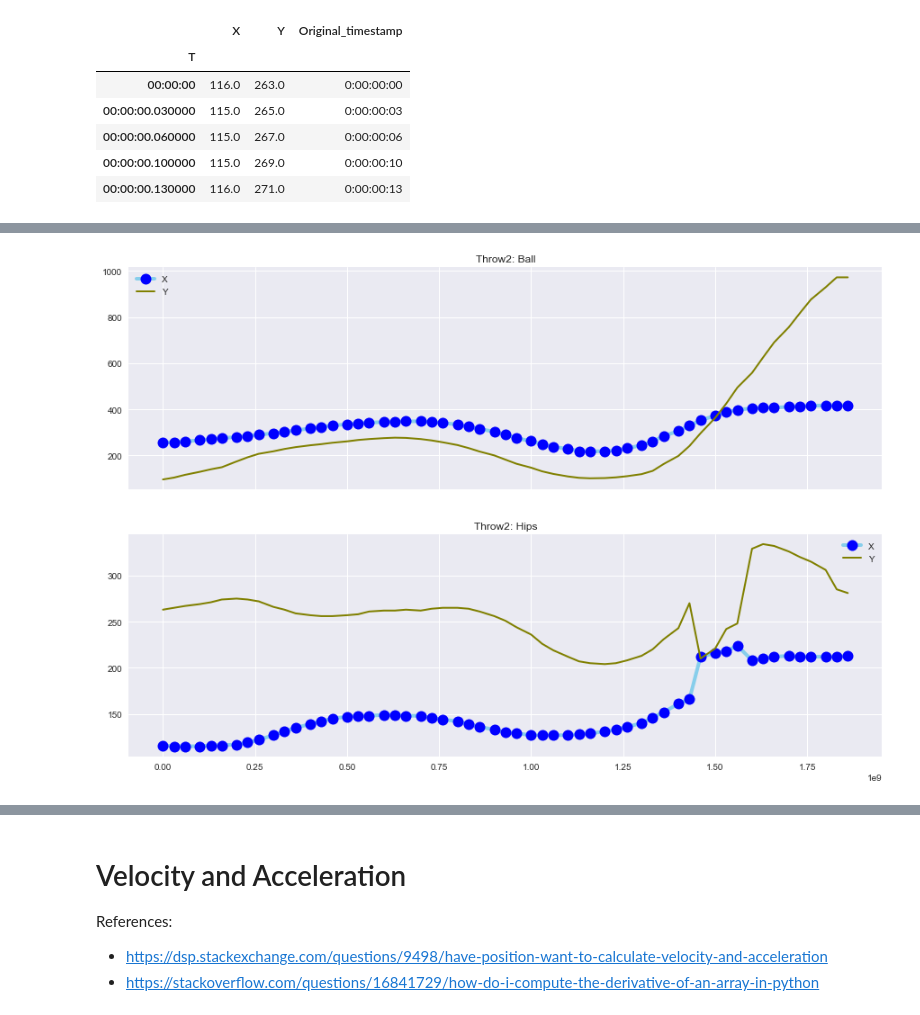
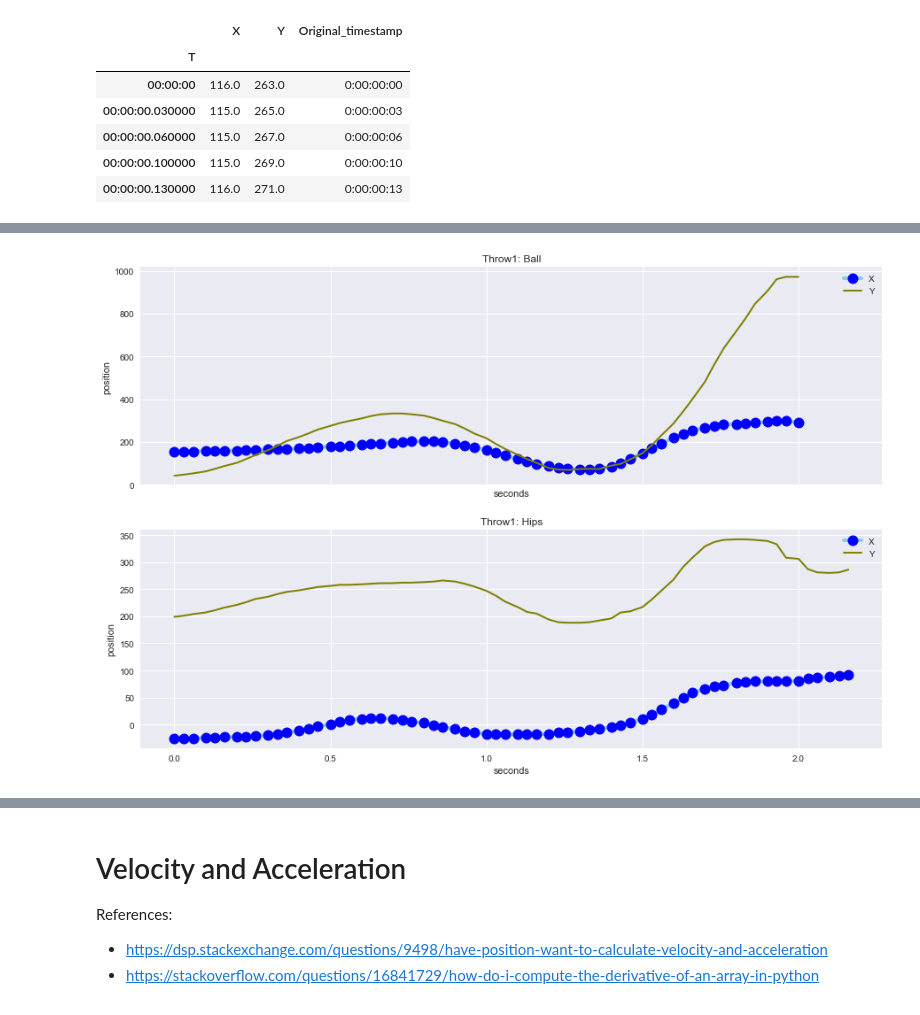
Before and after one commit to lisaong/hss, a Jupyter notebook: 02_explore_data.ipynb, the cells around one changed output, grey strips where cells are left out. Saved outputs shown, nothing was run; the diff lists cells and outputs as text; code cells hidden in the pictures.

```diff
--- a/02_explore_data.ipynb
+++ b/02_explore_data.ipynb
@@ -104,18 +104,3 @@ df_hips2.head()
 | 00:00:00.060000 | 115.0 | 267.0 | 0:00:00:06 |
 | 00:00:00.100000 | 115.0 | 269.0 | 0:00:00:10 |
 | 00:00:00.130000 | 116.0 | 271.0 | 0:00:00:13 |
-# %%
-fig, axs = plt.subplots(2, 1, figsize=(15, 10), sharex=True)
-
-# plot
-axs[0].set_title('Throw1: Ball')
-axs[0].plot(df_ball1.X, marker='o', markerfacecolor='blue', markersize=12, color='skyblue', linewidth=4)
-axs[0].plot(df_ball1.Y, marker='', color='olive', linewidth=2)
-axs[0].legend()
-
-axs[1].set_title('Throw1: Hips')
-axs[1].plot(df_hips1.X, marker='o', markerfacecolor='blue', markersize=12, color='skyblue', linewidth=4)
-axs[1].plot(df_hips1.Y, marker='', color='olive', linewidth=2)
-axs[1].legend()
-
-plt.show()
@@ -124,17 +107,17 @@ plt.show()
-# %%
-fig, axs = plt.subplots(2, 1, figsize=(15, 10), sharex=True)
-
-# plot
-axs[0].set_title('Throw2: Ball')
-axs[0].plot(df_ball2.X, marker='o', markerfacecolor='blue', markersize=12, color='skyblue', linewidth=4)
-axs[0].plot(df_ball2.Y, marker='', color='olive', linewidth=2)
-axs[0].legend()
-
-axs[1].set_title('Throw2: Hips')
-axs[1].plot(df_hips2.X, marker='o', markerfacecolor='blue', markersize=12, color='skyblue', linewidth=4)
-axs[1].plot(df_hips2.Y, marker='', color='olive', linewidth=2)
-axs[1].legend()
-
-plt.show()
-# %% [output]
-[figure, removed]
+# %%
+def plot_positions(ax, df, title):
+    timestamps = df.index.values / np.timedelta64(1, 's')
+
+    ax.set_title(title)
+    ax.plot(timestamps, df.X, marker='o', markerfacecolor='blue', markersize=12, color='skyblue', linewidth=4)
+    ax.plot(timestamps, df.Y, marker='', color='olive', linewidth=2)
+    ax.set_xlabel('seconds')
+    ax.set_ylabel('position')
+    ax.legend()
+# %%
+fig, [ax0, ax1] = plt.subplots(2, 1, figsize=(15, 10), sharex=True)
+plot_positions(ax0, df_ball1, 'Throw1: Ball')
+plot_positions(ax1, df_hips1, 'Throw1: Hips')
+plt.show()
+# %% [output]
+[figure, added]
```
Also changed, not shown: parts of 14 cells of this notebook.
